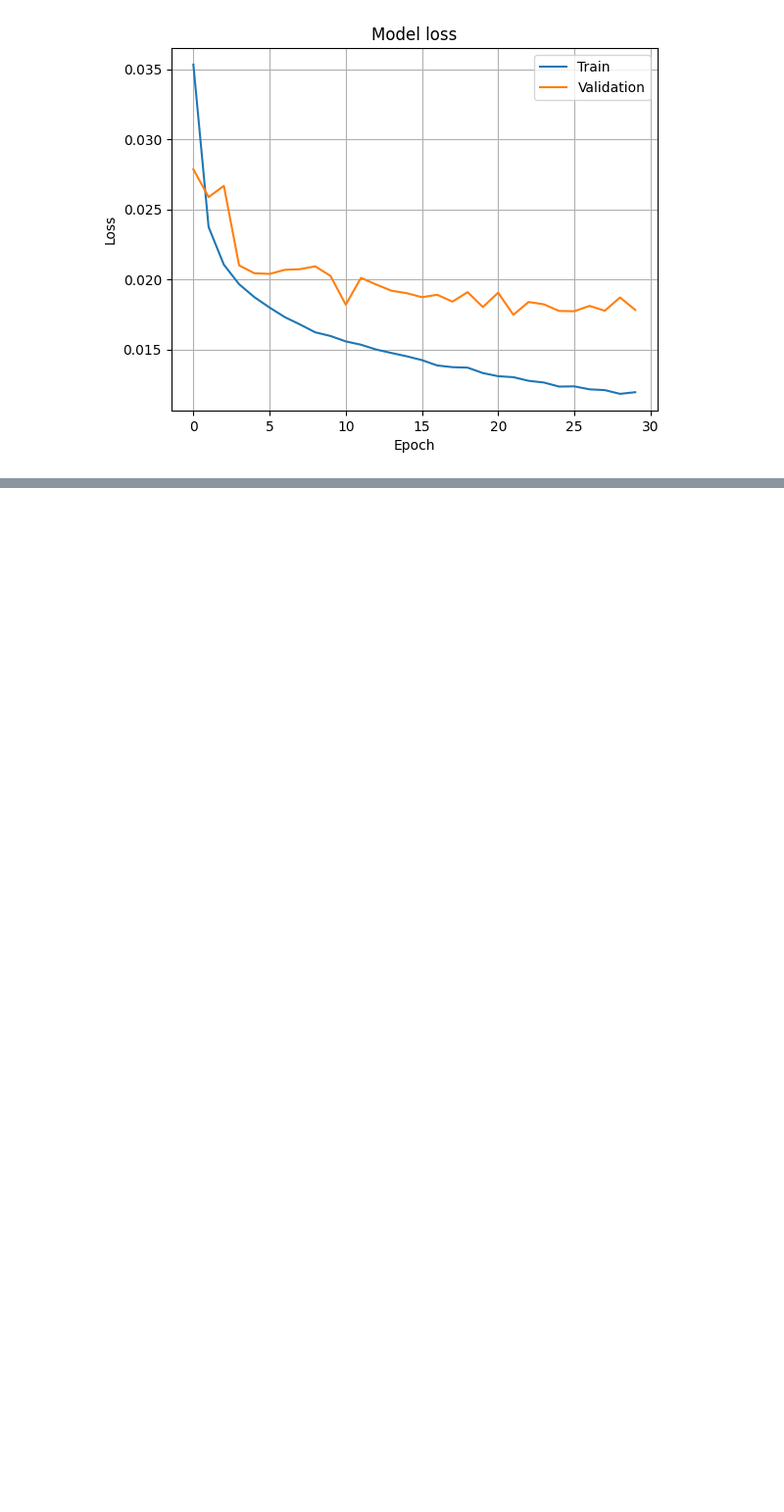
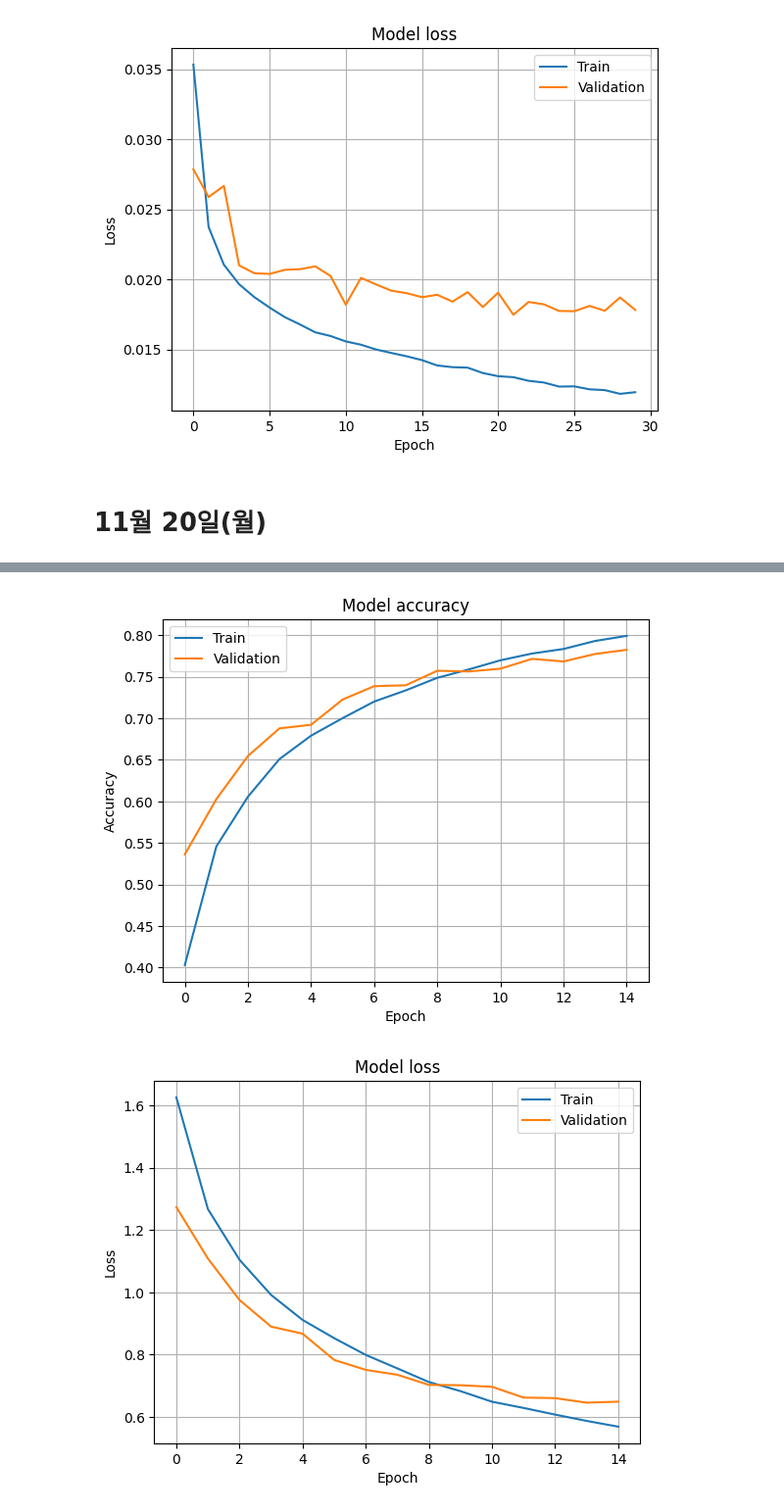
Before and after one commit to Global-YDH/AI_Engineering, a Jupyter notebook: ai_engineer.ipynb, the cells around one changed output, grey strips where cells are left out. Shown at 98% size. Cells and saved outputs as stored; diff of their text form; code cells hidden in the pictures; blank space fills up the shorter version.

```diff
--- a/ai_engineer.ipynb
+++ b/ai_engineer.ipynb
@@ -783,3 +783,68 @@ Epoch 30/30
 정확률은 88.63000273704529
 [figure]
 [figure]
+# %% [markdown]
+# 11월 20일(월)
+# %%
+# CIFAR-10으로 컨볼루션 신경망을 학습하고 모델을 파일에 저장하기
+
+import numpy as np
+import tensorflow as tf
+from tensorflow.keras.datasets import cifar10
+from tensorflow.keras.models import Sequential
+from tensorflow.keras.layers import Conv2D,MaxPooling2D,Flatten,Dense,Dropout
+from tensorflow.keras.optimizers import Adam
+
+# CIFAR-10 데이터셋을 읽고 신경망에 입력할 형태로 변환
+(x_train,y_train),(x_test,y_test)=cifar10.load_data()
+x_train=x_train.astype(np.float32)/255.0
+x_test=x_test.astype(np.float32)/255.0
+y_train=tf.keras.utils.to_categorical(y_train,10)
+y_test=tf.keras.utils.to_categorical(y_test,10)
+
+# 신경망 모델 설계
+cnn=Sequential()
+cnn.add(Conv2D(32,(3,3),activation='relu',input_shape=(32,32,3)))
+cnn.add(Conv2D(32,(3,3),activation='relu'))
+cnn.add(MaxPooling2D(pool_size=(2,2)))
+cnn.add(Dropout(0.25))
+cnn.add(Conv2D(64,(3,3),activation='relu'))
+cnn.add(Conv2D(64,(3,3),activation='relu'))
+cnn.add(MaxPooling2D(pool_size=(2,2)))
+cnn.add(Dropout(0.25))
+cnn.add(Flatten())
+cnn.add(Dense(512,activation='relu'))
+cnn.add(Dropout(0.5))
+cnn.add(Dense(10,activation='softmax'))
+
+# 신경망 모델 학습
+cnn.compile(loss='categorical_crossentropy',optimizer=Adam(),metrics=['accuracy'])
+hist=cnn.fit(x_train,y_train,batch_size=128,epochs=15,validation_data=(x_test,y_test),verbose=2)
+
+# 신경망 모델 정확률 평가
+res=cnn.evaluate(x_test,y_test,verbose=0)
+print("정확률은",res[1]*100)
+
+import matplotlib.pyplot as plt
+
+# 정확률 그래프
+plt.plot(hist.history['accuracy'])
+plt.plot(hist.history['val_accuracy'])
+plt.title('Model accuracy')
+plt.ylabel('Accuracy')
+plt.xlabel('Epoch')
+plt.legend(['Train','Validation'], loc='best')
+plt.grid()
+plt.show()
+
+# 손실 함수 그래프
+plt.plot(hist.history['loss'])
+plt.plot(hist.history['val_loss'])
+plt.title('Model loss')
+plt.ylabel('Loss')
+plt.xlabel('Epoch')
+plt.legend(['Train','Validation'],loc='best')
+plt.grid()
+plt.show()
+cnn.save("/content/cnn_model.h5") # 저장할 모델명 및 경로 지정
+# %% [output]
@@ -785,0 +868,2 @@ Epoch 30/30
+[figure, added]
+[figure, added]
```
Also changed, not shown: parts of 7 cells of this notebook.
